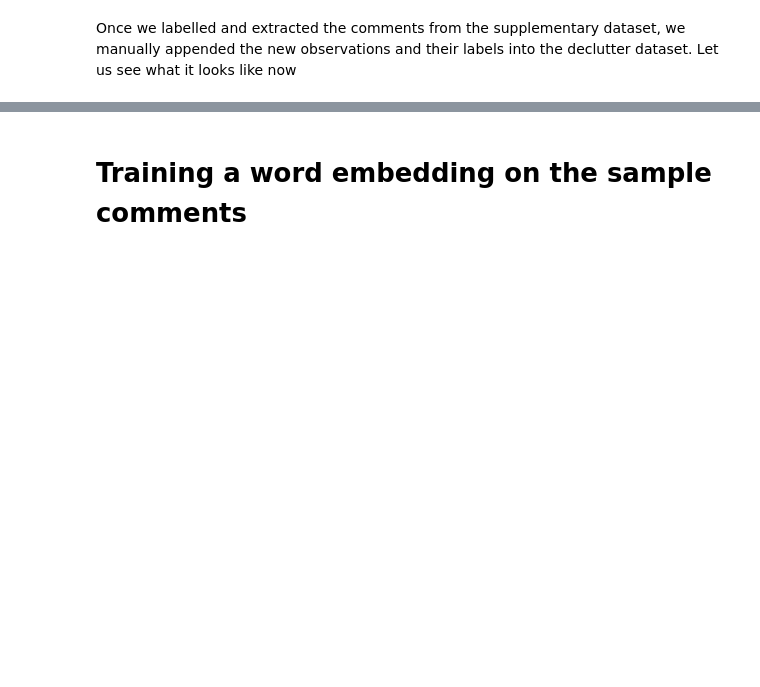
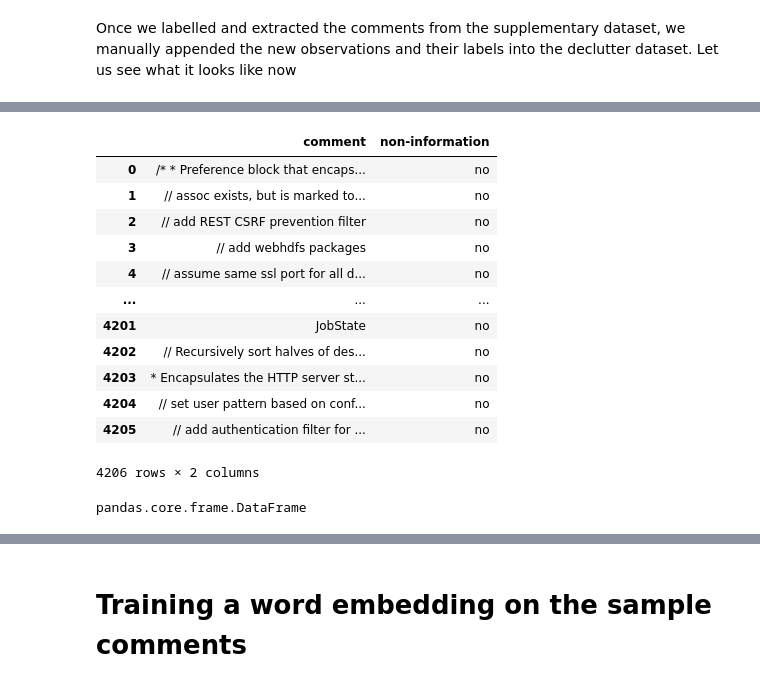
Before and after one commit to mehrotrasan16/declutter, a Jupyter notebook: CS515-Declutter.ipynb, the cells around one changed output, grey strips where cells are left out. Drawn from its saved outputs; the diff is of its cells as text; code cells hidden in the pictures; blank space fills up the shorter version.

```diff
--- a/CS515-Declutter.ipynb
+++ b/CS515-Declutter.ipynb
@@ -191,12 +185,0 @@ os.chdir(automatic_ide_comments_path)
-# %%
-idecomments = []
-counter = 0
-total_files = len(os.listdir())
-for file in os.listdir():
-    if os.path.isfile(file):
-        with open(file) as reader:
-            text = reader.read().replace("\n"," ")
-            #commentsdict[file.split(".txt")[0]] =
-            print(f'{counter} out of {total_files} processed',file,text)
-            idecomments.append(str(text))
-    counter += 1
@@ -232,12 +185,0 @@ os.chdir(turtle_comments_path)
-# %%
-turtlecomments = []
-counter = 0
-total_files = len(os.listdir())
-for file in os.listdir():
-    if os.path.isfile(file):
-        with open(file) as reader:
-            text = reader.read().replace("\n"," ")
-            #commentsdict[file.split(".txt")[0]] =
-            print(f'{counter} out of {total_files} processed',file,text)
-            turtlecomments.append(str(text))
-    counter += 1
@@ -328,0 +955,6 @@ declutter.head()
+# %%
+def read_into_pandas_table(file):
+    x = pd.read_csv(file)
+    print(len(x))
+    print(x.head())
+    return x
@@ -328,0 +1011,3 @@ declutter.head()
+# %%
+summary = read_into_pandas_table("summary_comments.csv")
+summary.head()
@@ -328,0 +1028,16 @@ declutter.head()
+# %%
+summary[["comment","non-information"]]
+# %% [output]
+|  | comment | non-information |
+| 0 | /* * Preference block that encaps... | no |
+| 1 | // assoc exists, but is marked to... | no |
+| 2 | // add REST CSRF prevention filter | no |
+| 3 | // add webhdfs packages | no |
+| 4 | // assume same ssl port for all d... | no |
+| ... | ... | ... |
+| 4201 | JobState | no |
+| 4202 | // Recursively sort halves of des... | no |
+| 4203 | * Encapsulates the HTTP server st... | no |
+| 4204 | // set user pattern based on conf... | no |
+| 4205 | // add authentication filter for ... | no |
+4206 rows × 2 columns
@@ -328,0 +1046,4 @@ declutter.head()
+# %%
+type(labelled_data)
+# %% [output]
+pandas.core.frame.DataFrame
```
Also changed, not shown: parts of 111 cells of this notebook, 1 other file.
